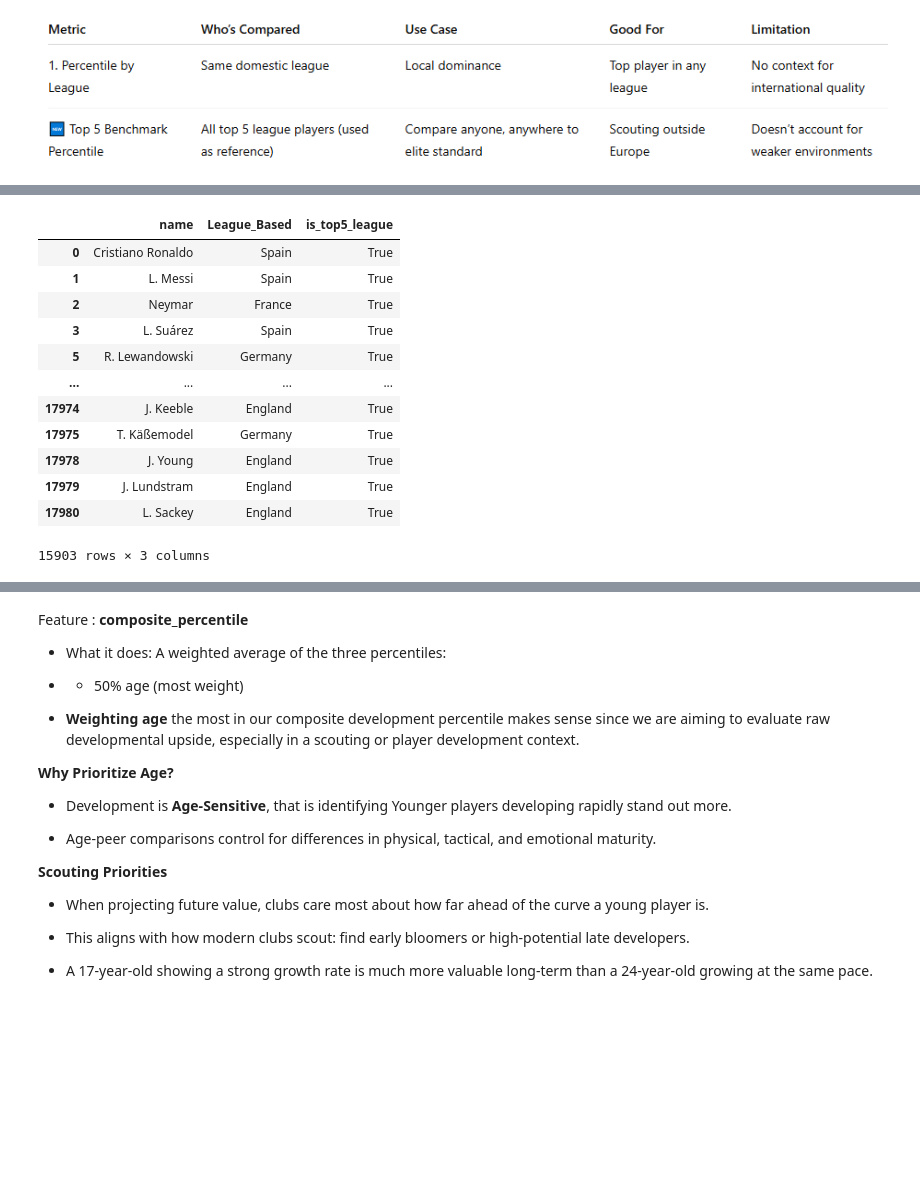
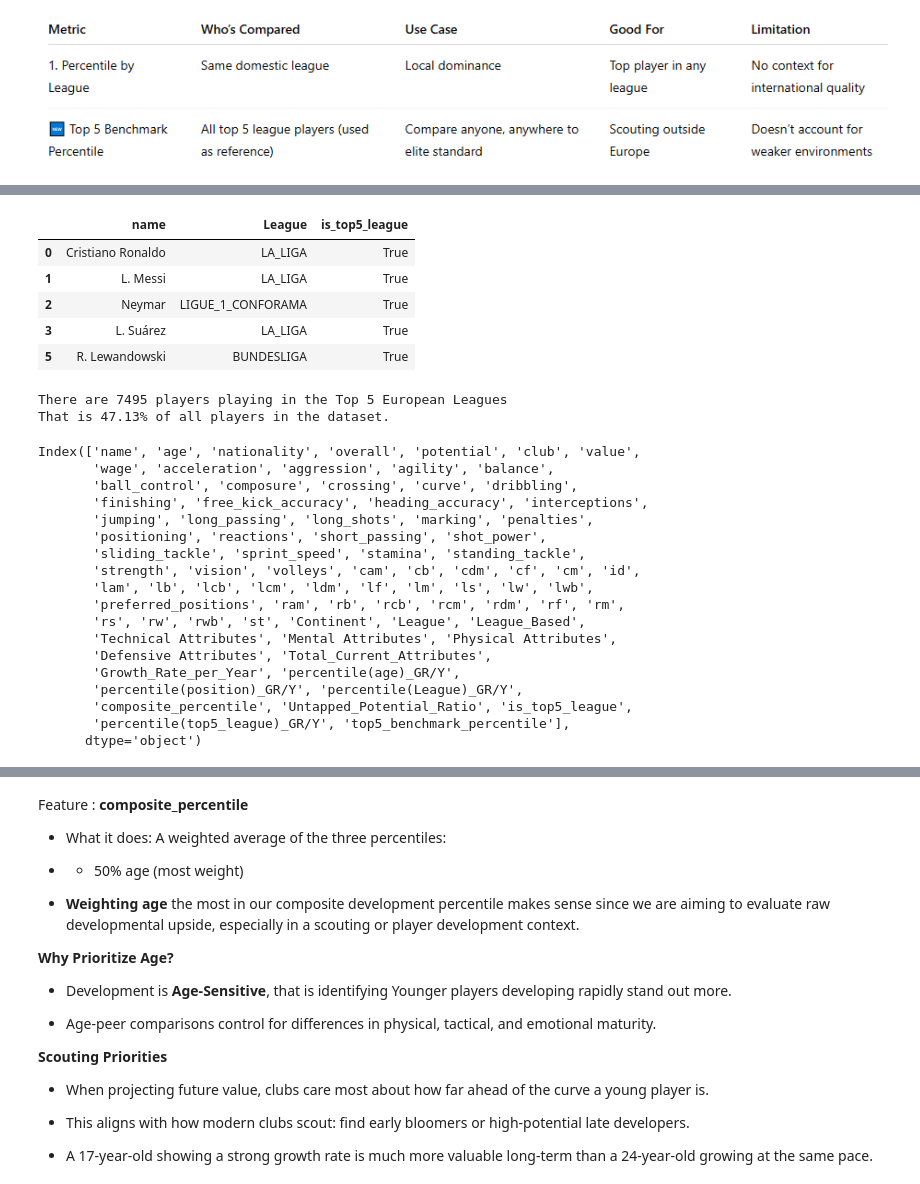
Before and after one commit to davidmasai/C-Users-User-Desktop-Football_Recruitment_-project, a Jupyter notebook: Phase_Project_Notebook (6).ipynb, the cells around one changed output, grey strips where cells are left out. Cells and saved outputs as stored; diff of their text form; code cells hidden in the pictures; blank space fills up the shorter version.

```diff
--- a/Phase_Project_Notebook (6).ipynb
+++ b/Phase_Project_Notebook (6).ipynb
@@ -2671,22 +2708,18 @@ outfield['percentile(League)_GR/Y'] = outfield.groupby('League')['Growth_Rate_pe
 # %%
 #step 1 : Create a “Top 5 League” Flag
 # Add a column to mark whether a player's current league is in the top 5 European leagues:
 top_5_leagues = ['Spain', 'France', 'Germany', 'England', 'Italy']
-outfield['is_top5_league'] = outfield['League_Based'].isin(top_5_leagues)
+is_top5_league = outfield['League_Based'].isin(top_5_leagues)
+
+#step 2: Filter Top 5 League Players:
+top5_players = outfield[outfield['is_top5_league']]
+
+#checking
+top5_players[['name','League','is_top5_league']].head()
+# %% [output]
+|  | name | League | is_top5_league |
+| 0 | Cristiano Ronaldo | LA_LIGA | True |
+| 1 | L. Messi | LA_LIGA | True |
+| 2 | Neymar | LIGUE_1_CONFORAMA | True |
+| 3 | L. Suárez | LA_LIGA | True |
+| 5 | R. Lewandowski | BUNDESLIGA | True |
-# %%
-#checking
-outfield[['name','League_Based','is_top5_league']]
-# %% [output]
-|  | name | League_Based | is_top5_league |
-| 0 | Cristiano Ronaldo | Spain | True |
-| 1 | L. Messi | Spain | True |
-| 2 | Neymar | France | True |
-| 3 | L. Suárez | Spain | True |
-| 5 | R. Lewandowski | Germany | True |
-| ... | ... | ... | ... |
-| 17974 | J. Keeble | England | True |
-| 17975 | T. Käßemodel | Germany | True |
-| 17978 | J. Young | England | True |
-| 17979 | J. Lundstram | England | True |
-| 17980 | L. Sackey | England | True |
-15903 rows × 3 columns
@@ -2698,0 +2726,31 @@ outfield['percentile(top5_league)_GR/Y'] = outfield[outfield['is_top5_league']]\
+# %%
+#checking Count of players in the Top 5 Leagues
+shapes=top5_players.shape
+print(f'There are {shapes[0]} players playing in the Top 5 European Leagues')
+#percentage
+perc=(shapes[0]/outfield.shape[0])* 100
+print(f'That is {perc:.2f}% of all players in the dataset.')
+# %% [output]
+There are 7495 players playing in the Top 5 European Leagues
+That is 47.13% of all players in the dataset.
+# %%
+outfield.columns
+# %% [output]
+Index(['name', 'age', 'nationality', 'overall', 'potential', 'club', 'value',
+       'wage', 'acceleration', 'aggression', 'agility', 'balance',
+       'ball_control', 'composure', 'crossing', 'curve', 'dribbling',
+       'finishing', 'free_kick_accuracy', 'heading_accuracy', 'interceptions',
+       'jumping', 'long_passing', 'long_shots', 'marking', 'penalties',
+       'positioning', 'reactions', 'short_passing', 'shot_power',
+       'sliding_tackle', 'sprint_speed', 'stamina', 'standing_tackle',
+       'strength', 'vision', 'volleys', 'cam', 'cb', 'cdm', 'cf', 'cm', 'id',
+       'lam', 'lb', 'lcb', 'lcm', 'ldm', 'lf', 'lm', 'ls', 'lw', 'lwb',
+       'preferred_positions', 'ram', 'rb', 'rcb', 'rcm', 'rdm', 'rf', 'rm',
+       'rs', 'rw', 'rwb', 'st', 'Continent', 'League', 'League_Based',
+       'Technical Attributes', 'Mental Attributes', 'Physical Attributes',
+       'Defensive Attributes', 'Total_Current_Attributes',
+       'Growth_Rate_per_Year', 'percentile(age)_GR/Y',
+       'percentile(position)_GR/Y', 'percentile(League)_GR/Y',
+       'composite_percentile', 'Untapped_Potential_Ratio', 'is_top5_league',
+       'percentile(top5_league)_GR/Y', 'top5_benchmark_percentile'],
+      dtype='object')
```
Also changed, not shown: parts of 19 cells of this notebook.
